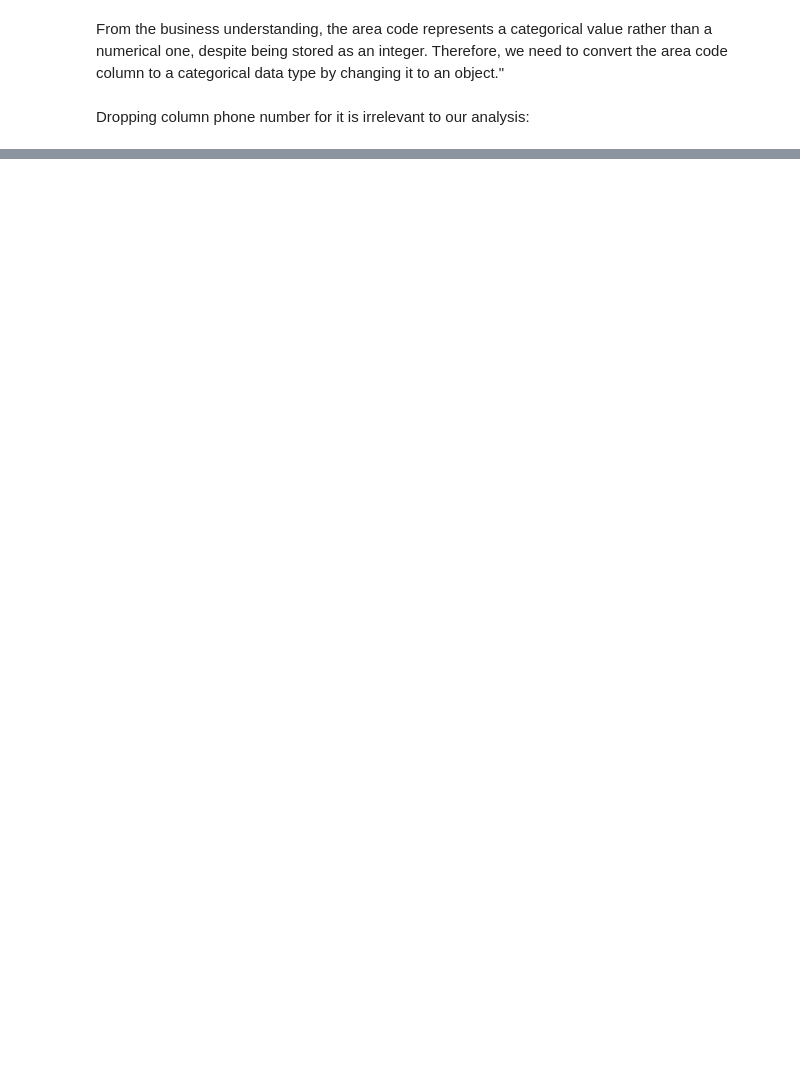
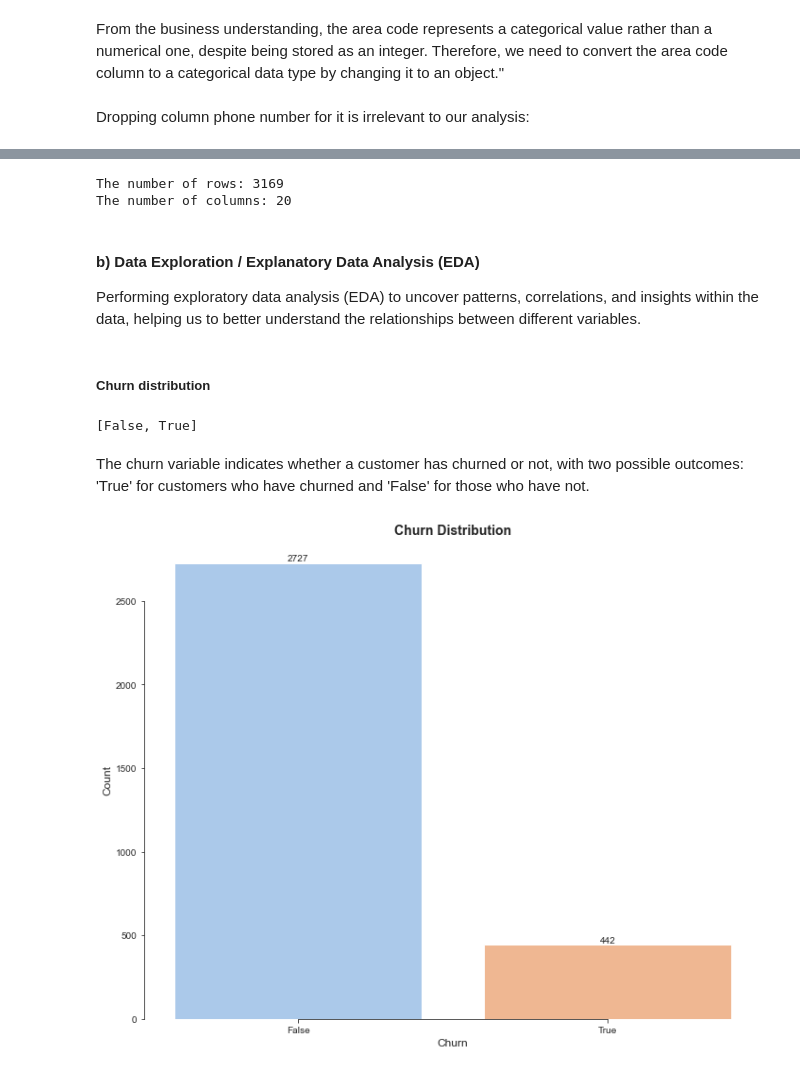
Before and after one commit to ANGI3MAINA/SyriaTel-Customer-Churn-Prediction, a Jupyter notebook: code.ipynb, the cells around one changed output, grey strips where cells are left out. Cells and saved outputs as stored; diff of their text form; code cells hidden in the pictures; blank space fills up the shorter version.

```diff
--- a/code.ipynb
+++ b/code.ipynb
@@ -229,0 +284,46 @@ df = df.drop("phone number", axis=1)
+# %%
+print(f"The number of rows: {len(df)}")
+print(f"The number of columns: {df.shape[1]}")
+# %% [output]
+The number of rows: 3169
+The number of columns: 20
+# %% [markdown]
+#### b) Data Exploration / Explanatory Data Analysis (EDA)
+Performing exploratory data analysis (EDA) to uncover patterns, correlations, and insights within the data, helping us to better understand the relationships between different variables.
+# %% [markdown]
+##### Churn distribution
+# %%
+df['churn'].unique().tolist()
+# %% [output]
+[False, True]
+# %% [markdown]
+The churn variable indicates whether a customer has churned or not, with two possible outcomes: 'True' for customers who have churned and 'False' for those who have not.
+# %%
+# Set up the plot
+
+fig, ax = plt.subplots(figsize=(10,8))
+sns.set_style("ticks")
+
+# Create the bar chart
+
+sns.countplot(x="churn", data=df, ax=ax, palette="pastel")
+
+# Add labels and title
+
+ax.set_xlabel("Churn", fontsize=12)
+ax.set_ylabel("Count", fontsize=12)
+ax.set_title("Churn Distribution", fontsize=14, fontweight='bold')
+
+# Annotate the bars with count values
+
+for p in ax.patches:
+    ax.annotate(f"{int(p.get_height())}", (p.get_x() + p.get_width() / 2., p.get_height()),
+                ha='center', va='bottom', fontsize=10)
+
+# Finalize and show the plot
+
+sns.despine(trim=True)
+plt.tight_layout()
+plt.show()
+# %% [output]
+[figure, added]
```
Also changed, not shown: parts of 16 cells of this notebook.
